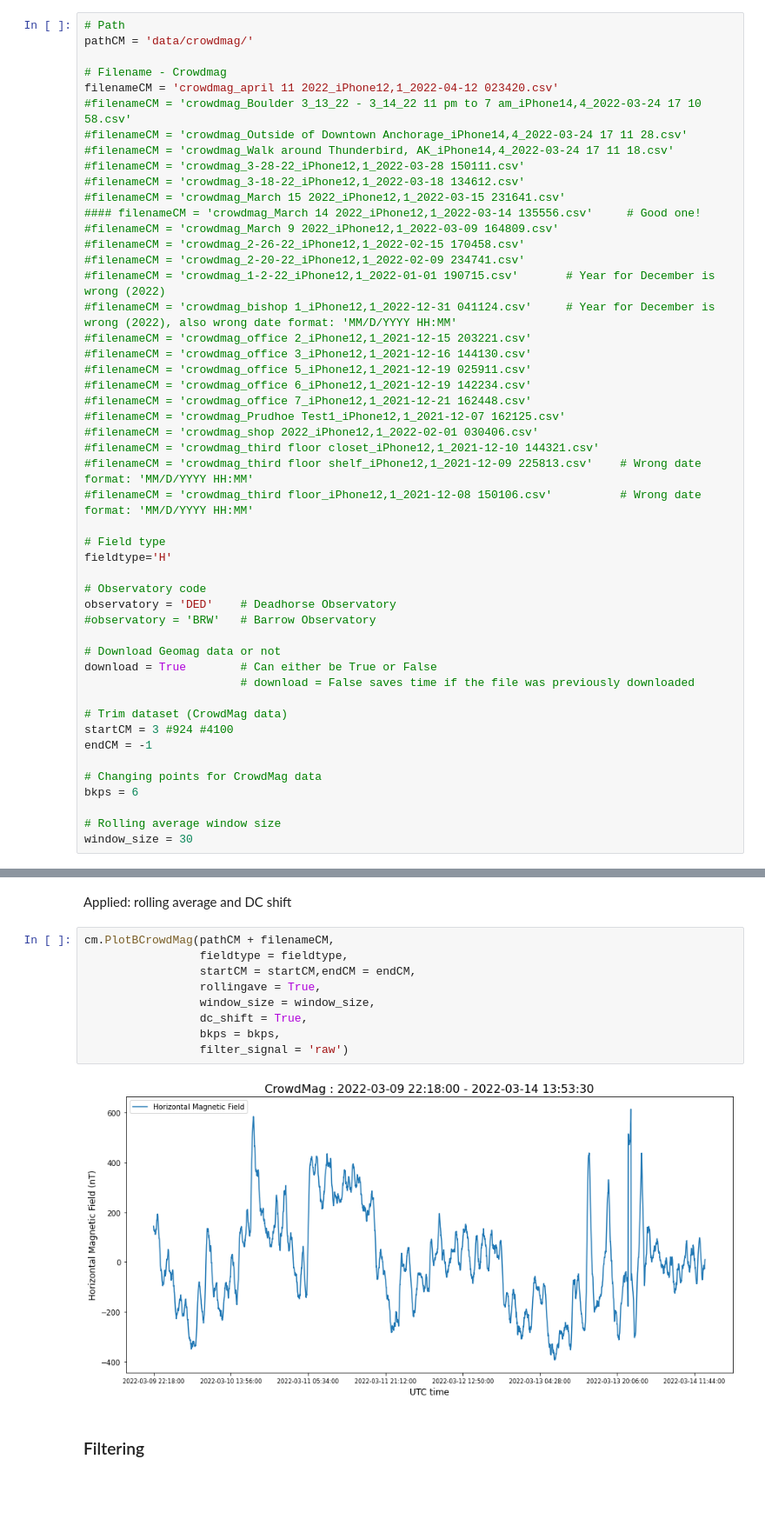
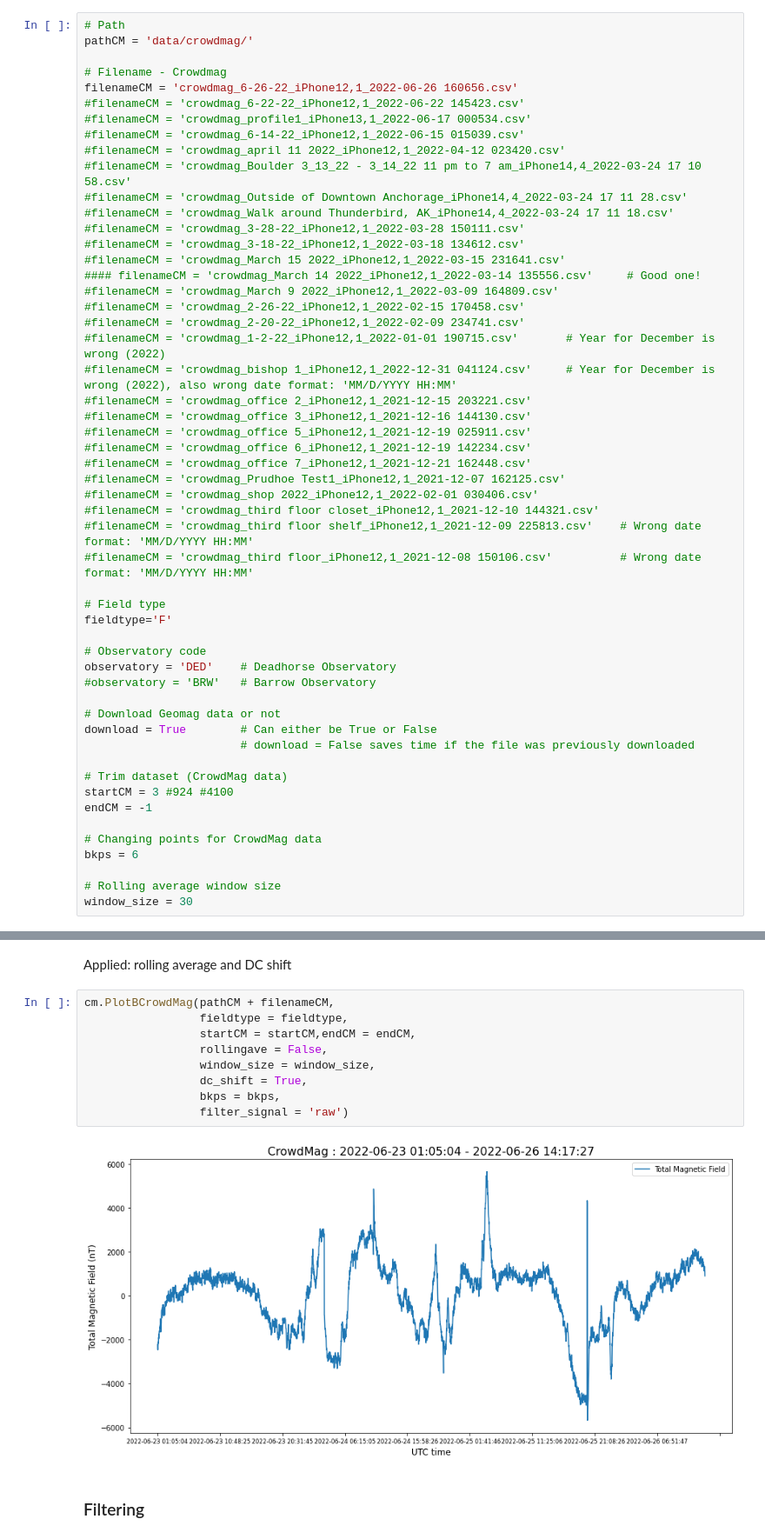
Before and after one commit to juditbergfalk/magneto, a Jupyter notebook: CrowdMag.ipynb, the cells around one changed output, grey strips where cells are left out. Shown at 87% size. Drawn from its saved outputs; the diff is of its cells as text; blank space fills up the shorter version.

```diff
--- a/CrowdMag.ipynb
+++ b/CrowdMag.ipynb
@@ -28,7 +28,11 @@ from IPython.display import Javascript, display, clear_output
 pathCM = 'data/crowdmag/'
 
 # Filename - Crowdmag
-filenameCM = 'crowdmag_april 11 2022_iPhone12,1_2022-04-12 023420.csv'
+filenameCM = 'crowdmag_6-26-22_iPhone12,1_2022-06-26 160656.csv'
+#filenameCM = 'crowdmag_6-22-22_iPhone12,1_2022-06-22 145423.csv'
+#filenameCM = 'crowdmag_profile1_iPhone13,1_2022-06-17 000534.csv'
+#filenameCM = 'crowdmag_6-14-22_iPhone12,1_2022-06-15 015039.csv'
+#filenameCM = 'crowdmag_april 11 2022_iPhone12,1_2022-04-12 023420.csv'
 #filenameCM = 'crowdmag_Boulder 3_13_22 - 3_14_22 11 pm to 7 am_iPhone14,4_2022-03-24 17 10 58.csv'
 #filenameCM = 'crowdmag_Outside of Downtown Anchorage_iPhone14,4_2022-03-24 17 11 28.csv'
 #filenameCM = 'crowdmag_Walk around Thunderbird, AK_iPhone14,4_2022-03-24 17 11 18.csv'
@@ -53,7 +57,7 @@ filenameCM = 'crowdmag_april 11 2022_iPhone12,1_2022-04-12 023420.csv'
 #filenameCM = 'crowdmag_third floor_iPhone12,1_2021-12-08 150106.csv'          # Wrong date format: 'MM/D/YYYY HH:MM'
 
 # Field type
-fieldtype='H'
+fieldtype='F'
 
 # Observatory code
 observatory = 'DED'    # Deadhorse Observatory
@@ -127,14 +133,14 @@ Applied: rolling average and DC shift
 # %%
 cm.PlotBCrowdMag(pathCM + filenameCM,
                  fieldtype = fieldtype,
                  startCM = startCM,endCM = endCM,
-                 rollingave = True,
+                 rollingave = False,
                  window_size = window_size,
                  dc_shift = True,
                  bkps = bkps,
                  filter_signal = 'raw')
 # %% [output]
-[figure, old version]
+[figure, new version]
 # %% [markdown]
 ### Filtering
 # %% [markdown]
```
Also changed, not shown: parts of 18 cells of this notebook, 33 other files.
